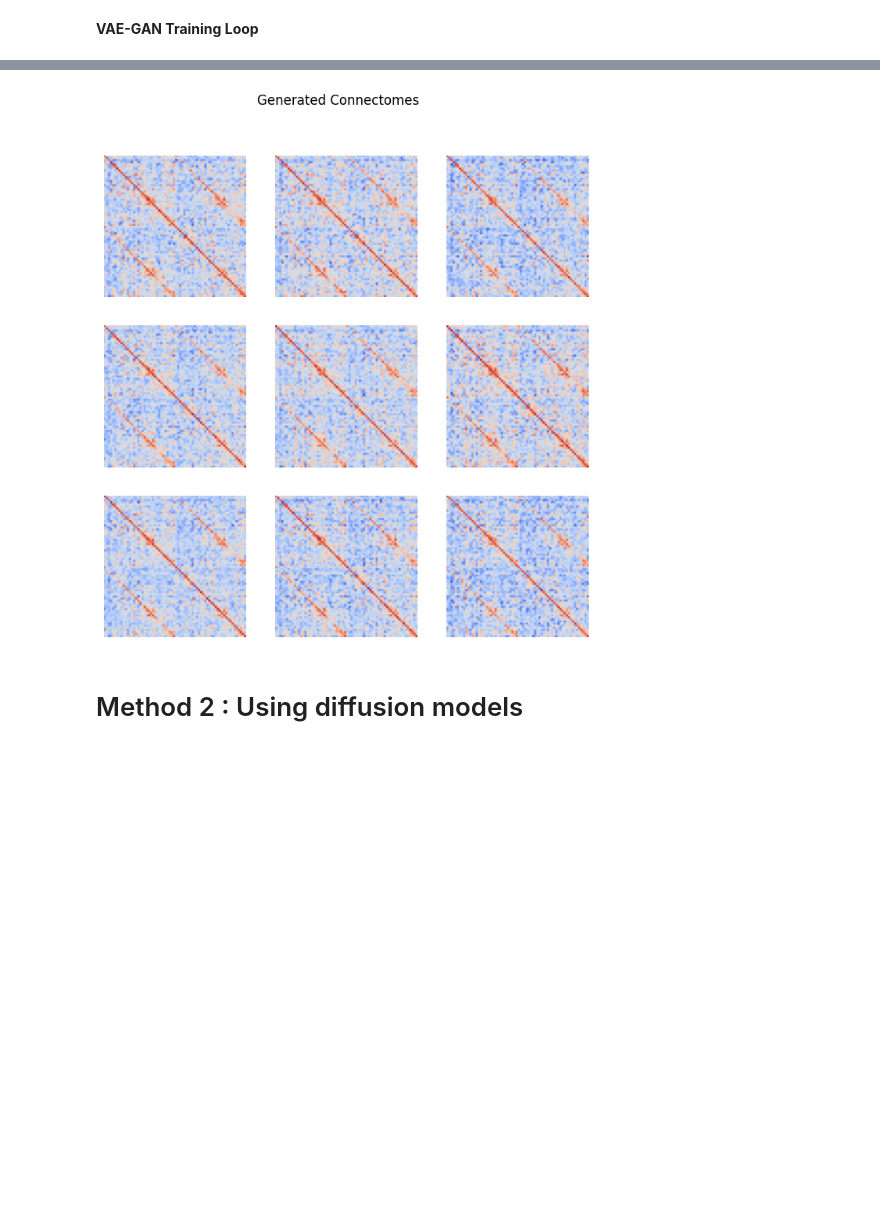
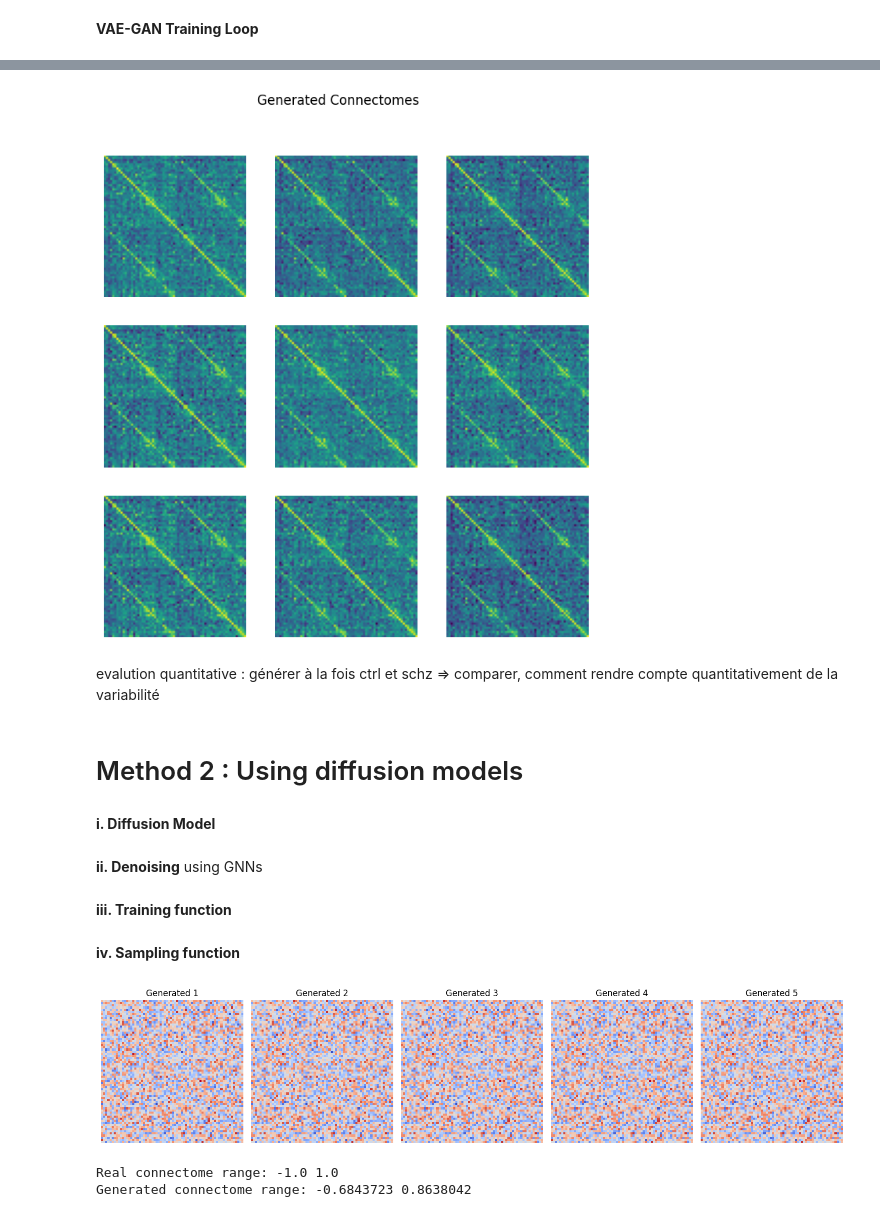
Before and after one commit to GuillaumeLombard/EA-Deep-Learning-Neurosciences, a Jupyter notebook: Augmentation.ipynb, the cells around one changed output, grey strips where cells are left out. Cells and saved outputs as stored; diff of their text form; code cells hidden in the pictures; blank space fills up the shorter version.

```diff
--- a/Augmentation.ipynb
+++ b/Augmentation.ipynb
@@ -314,8 +333,8 @@ plt.show()
 class Encoder(nn.Module):
     def __init__(self, input_dim, latent_dim):
         super(Encoder, self).__init__()
-        self.fc1 = nn.Linear(input_dim, 512)
-        self.fc2 = nn.Linear(512, 256)
+        self.fc1 = nn.Linear(input_dim, 512),
+        self.fc2 = nn.Linear(512, 256),
         self.fc3_mu = nn.Linear(256, latent_dim)
         self.fc3_logvar = nn.Linear(256, latent_dim)
 
@@ -437,11 +440,15 @@ generated_images = np.reshape(generated_images, (-1, 68, 68))  # Reshape
 
 fig, axes = plt.subplots(3, 3, figsize=(8, 8))
 for i, ax in enumerate(axes.flat):
-    ax.imshow(generated_images[i], cmap="coolwarm")
+    ax.imshow(generated_images[i], cmap="viridis")
     ax.axis("off")
 plt.suptitle("Generated Connectomes")
 plt.show()
 # %% [output]
-[figure, old version]
+[figure, new version]
+# %% [markdown]
+evalution quantitative : générer à la fois ctrl et schz => comparer, comment rendre compte quantitativement de la variabilité
 # %% [markdown]
 # Method 2 : Using diffusion models
+# %% [markdown]
+**i. Diffusion Model**
@@ -447,0 +469,2 @@ plt.show()
+# %% [markdown]
+**ii. Denoising** using GNNs
@@ -447,0 +488,23 @@ plt.show()
+# %% [markdown]
+**iii. Training function**
+# %%
+def train(model, diffusion, data_loader, optimizer, epochs=10):
+    model.train()
+    loss_fn = nn.MSELoss()
+
+    for epoch in range(epochs):
+        total_loss = 0
+        for x0, edge_index in data_loader:
+            t = torch.randint(0, diffusion.timesteps, (x0.shape[0],)).long()
+            xt, noise = diffusion.forward_diffusion(x0, t)
+            predicted_noise = model(xt, edge_index, t)
+
+            loss = loss_fn(predicted_noise, noise)
+            optimizer.zero_grad()
+            loss.backward()
+            optimizer.step()
+            total_loss += loss.item()
+
+        print(f"Epoch {epoch+1}: Loss = {total_loss / len(data_loader)}")
+# %% [markdown]
+**iv. Sampling function**
@@ -447,0 +521,29 @@ plt.show()
+# %%
+num_nodes = 35  # Adjust based on dataset
+diffusion = DiffusionModel()
+model = GNN_Denoiser(num_nodes)
+optimizer = optim.Adam(model.parameters(), lr=1e-3)
+
+train(model, diffusion, train_loader, optimizer, epochs=50)
+
+# Plot the generated connectomes
+fig, axes = plt.subplots(1, 5, figsize=(15, 5))  # 5 samples side by side
+for i, ax in enumerate(axes):
+    ax.imshow(generated_connectomes[i, 0], cmap='coolwarm', interpolation='nearest')
+    ax.set_title(f"Generated {i+1}")
+    ax.axis("off")
+
+plt.tight_layout()
+plt.show()
+# %% [output]
+[figure, added]
+# %%
+generated_connectomes = (generated_connectomes - np.mean(generated_connectomes)) / np.std(generated_connectomes)
+generated_connectomes = generated_connectomes * np.std(real_data.numpy()) + np.mean(real_data.numpy())
+
+
+print("Real connectome range:", real_data.min().item(), real_data.max().item())
+print("Generated connectome range:", generated_connectomes.min(), generated_connectomes.max())
+# %% [output]
+Real connectome range: -1.0 1.0
+Generated connectome range: -0.6843723 0.8638042
```
Also changed, not shown: parts of 31 cells of this notebook.
